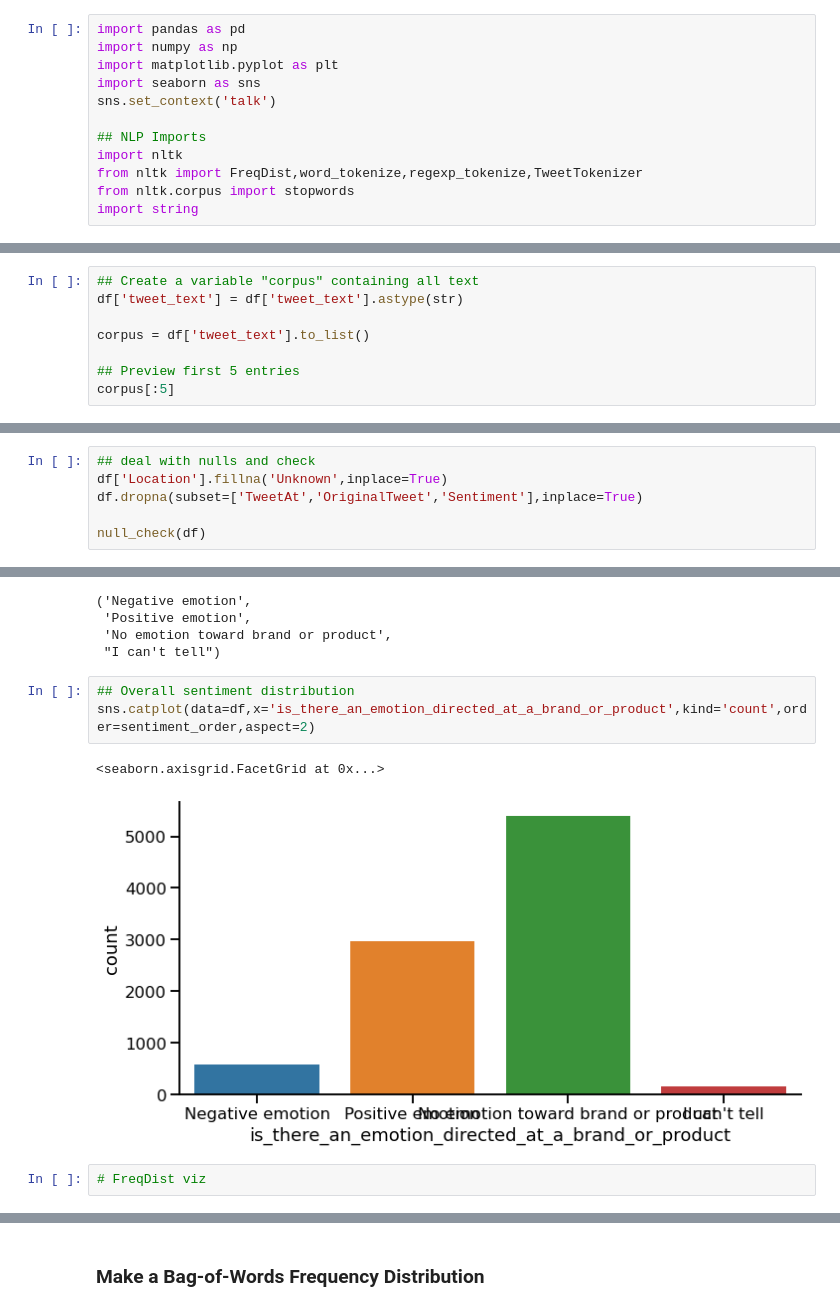
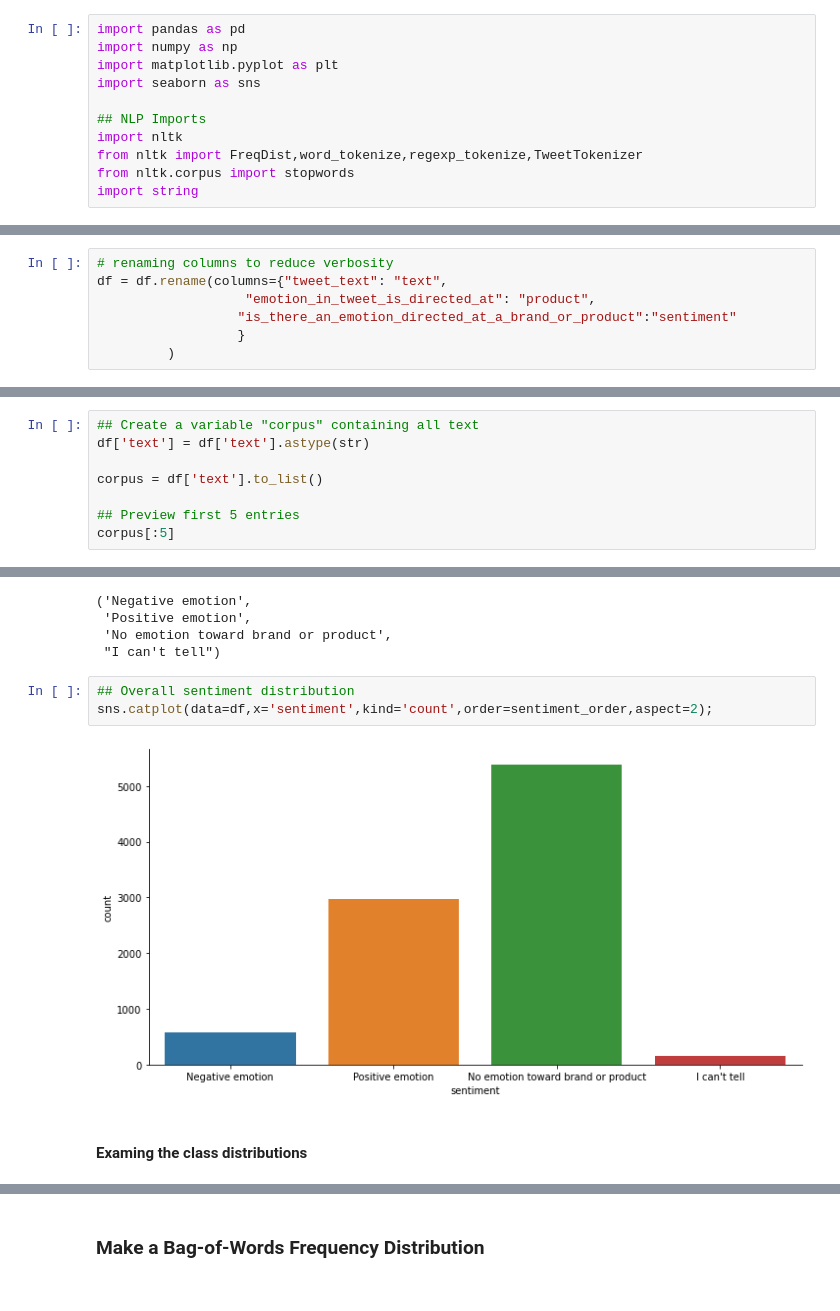
Before and after one commit to rcauvy/product-review-analysis-nlp, a Jupyter notebook: index.ipynb, the cells around one changed output, grey strips where cells are left out. Saved outputs shown, nothing was run; the diff lists cells and outputs as text.

```diff
--- a/index.ipynb
+++ b/index.ipynb
@@ -231,7 +137,6 @@ import pandas as pd
 import numpy as np
 import matplotlib.pyplot as plt
 import seaborn as sns
-sns.set_context('talk')
 
 ## NLP Imports
 import nltk
@@ -282,3 +169,10 @@ df
+# %%
+# renaming columns to reduce verbosity
+df = df.rename(columns={"tweet_text": "text",
+                   "emotion_in_tweet_is_directed_at": "product",
+                  "is_there_an_emotion_directed_at_a_brand_or_product":"sentiment"
+                  }
+         )
 # %%
 df.info()
 # %% [output]
@@ -294,9 +188,9 @@ dtypes: object(3)
 memory usage: 213.2+ KB
 # %%
 ## Create a variable "corpus" containing all text
-df['tweet_text'] = df['tweet_text'].astype(str)
+df['text'] = df['text'].astype(str)
 
-corpus = df['tweet_text'].to_list()
+corpus = df['text'].to_list()
 
 ## Preview first 5 entries
 corpus[:5]
@@ -322,6 +215,0 @@ null_check(df)
-# %%
-## deal with nulls and check
-df['Location'].fillna('Unknown',inplace=True)
-df.dropna(subset=['TweetAt','OriginalTweet','Sentiment'],inplace=True)
-
-null_check(df)
@@ -366,9 +258,8 @@ sentiment_order
  "I can't tell")
 # %%
 ## Overall sentiment distribution
-sns.catplot(data=df,x='is_there_an_emotion_directed_at_a_brand_or_product',kind='count',order=sentiment_order,aspect=2)
+sns.catplot(data=df,x='sentiment',kind='count',order=sentiment_order,aspect=2);
 # %% [output]
-<seaborn.axisgrid.FacetGrid at 0x...>
-[figure, old version]
+[figure, new version]
-# %%
-# FreqDist viz
+# %% [markdown]
+#### Examing the class distributions
```
Also changed, not shown: parts of 74 cells of this notebook.
